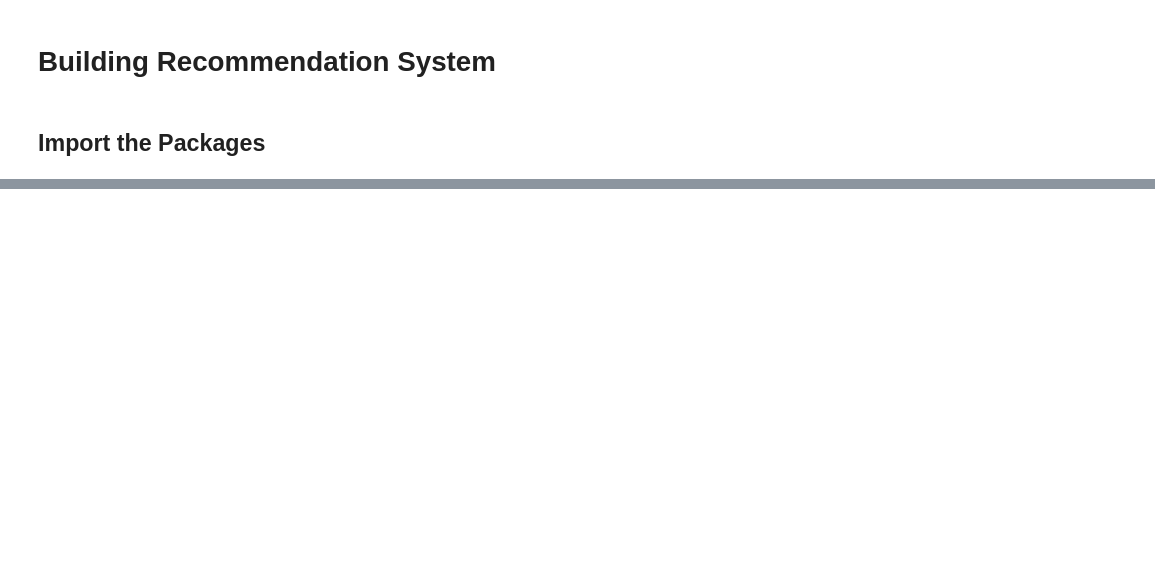
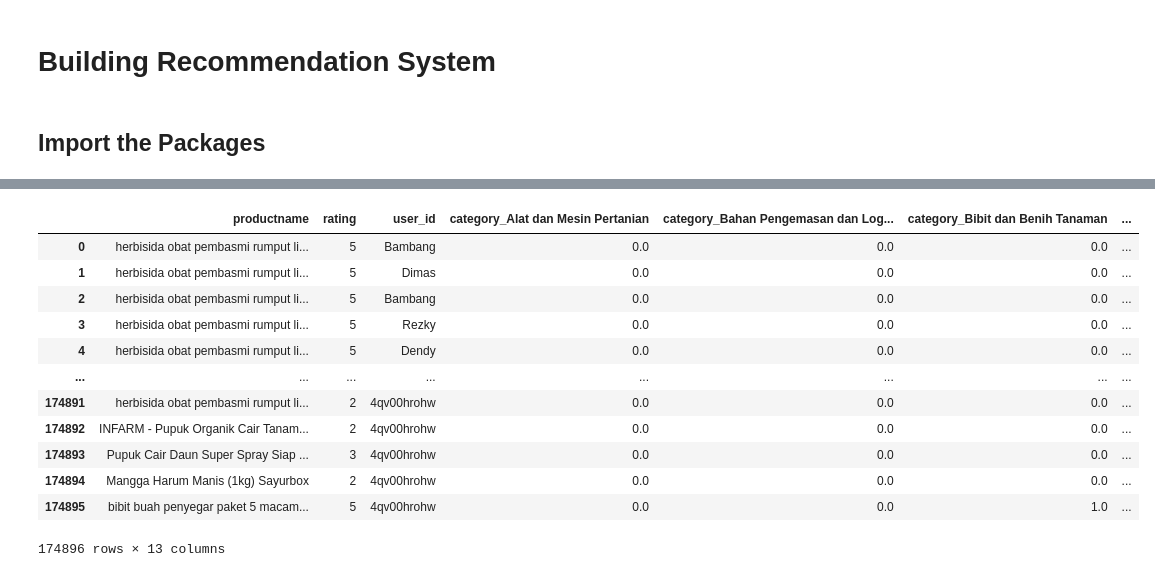
Before and after one commit to AgreaseOnGit/recommender-system, a Jupyter notebook: Recom System.ipynb, the cells around one changed output, grey strips where cells are left out. Drawn from its saved outputs; the diff is of its cells as text; code cells hidden in the pictures; blank space fills up the shorter version.

```diff
--- a/Recom System.ipynb
+++ b/Recom System.ipynb
@@ -235,0 +5,16 @@ Bumbu Rempah Asli Daribumi - Ketumbar Bubuk: Predicted Rating 4.77
+# %%
+import numpy as np
+import numpy.ma as ma
+import pandas as pd
+import tensorflow as tf
+from tensorflow import keras
+from sklearn.preprocessing import StandardScaler, MinMaxScaler
+from sklearn.model_selection import train_test_split
+import tabulate
+from recsysNN_utils import *
+from collections import defaultdict
+import csv
+from numpy import genfromtxt
+import pickle
+import tabulate
+pd.set_option("display.precision", 1)
@@ -235,0 +23,3 @@ Bumbu Rempah Asli Daribumi - Ketumbar Bubuk: Predicted Rating 4.77
+# %%
+data = pd.read_csv('Data/user_reviews.csv')
+data
@@ -235,0 +40,24 @@ Bumbu Rempah Asli Daribumi - Ketumbar Bubuk: Predicted Rating 4.77
+# %%
+from sklearn.preprocessing import OneHotEncoder
+# one hot encode the category data
+Ohe = OneHotEncoder()
+category = Ohe.fit_transform(data[['category']])
+category = category.toarray()
+category = pd.DataFrame(category, columns = Ohe.get_feature_names_out(['category']))
+data = pd.concat([data, category], axis=1)
+data = data.drop('category', axis=1)
+data
+# %% [output]
+|  | productname | rating | user_id | category_Alat dan Mesin Pertanian | category_Bahan Pengemasan dan Log... | category_Bibit dan Benih Tanaman | ... |
+| 0 | herbisida obat pembasmi rumput li... | 5 | Bambang | 0.0 | 0.0 | 0.0 | ... |
+| 1 | herbisida obat pembasmi rumput li... | 5 | Dimas | 0.0 | 0.0 | 0.0 | ... |
+| 2 | herbisida obat pembasmi rumput li... | 5 | Bambang | 0.0 | 0.0 | 0.0 | ... |
+| 3 | herbisida obat pembasmi rumput li... | 5 | Rezky | 0.0 | 0.0 | 0.0 | ... |
+| 4 | herbisida obat pembasmi rumput li... | 5 | Dendy | 0.0 | 0.0 | 0.0 | ... |
+| ... | ... | ... | ... | ... | ... | ... | ... |
+| 174891 | herbisida obat pembasmi rumput li... | 2 | 4qv00hrohw | 0.0 | 0.0 | 0.0 | ... |
+| 174892 | INFARM - Pupuk Organik Cair Tanam... | 2 | 4qv00hrohw | 0.0 | 0.0 | 0.0 | ... |
+| 174893 | Pupuk Cair Daun Super Spray Siap ... | 3 | 4qv00hrohw | 0.0 | 0.0 | 0.0 | ... |
+| 174894 | Mangga Harum Manis (1kg) Sayurbox | 2 | 4qv00hrohw | 0.0 | 0.0 | 0.0 | ... |
+| 174895 | bibit buah penyegar paket 5 macam... | 5 | 4qv00hrohw | 0.0 | 0.0 | 1.0 | ... |
+174896 rows × 13 columns
```
Also changed, not shown: parts of 26 cells of this notebook, 17 other files.
